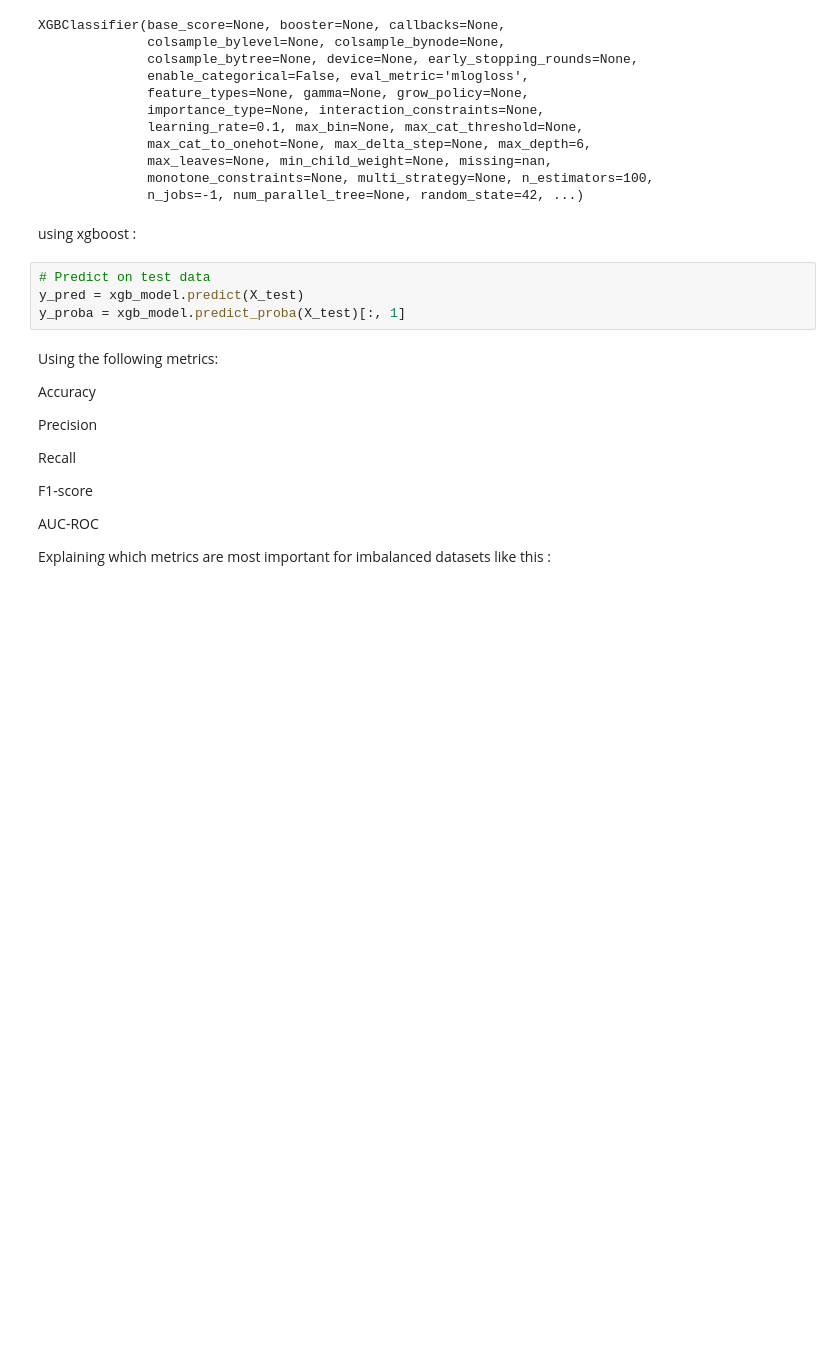
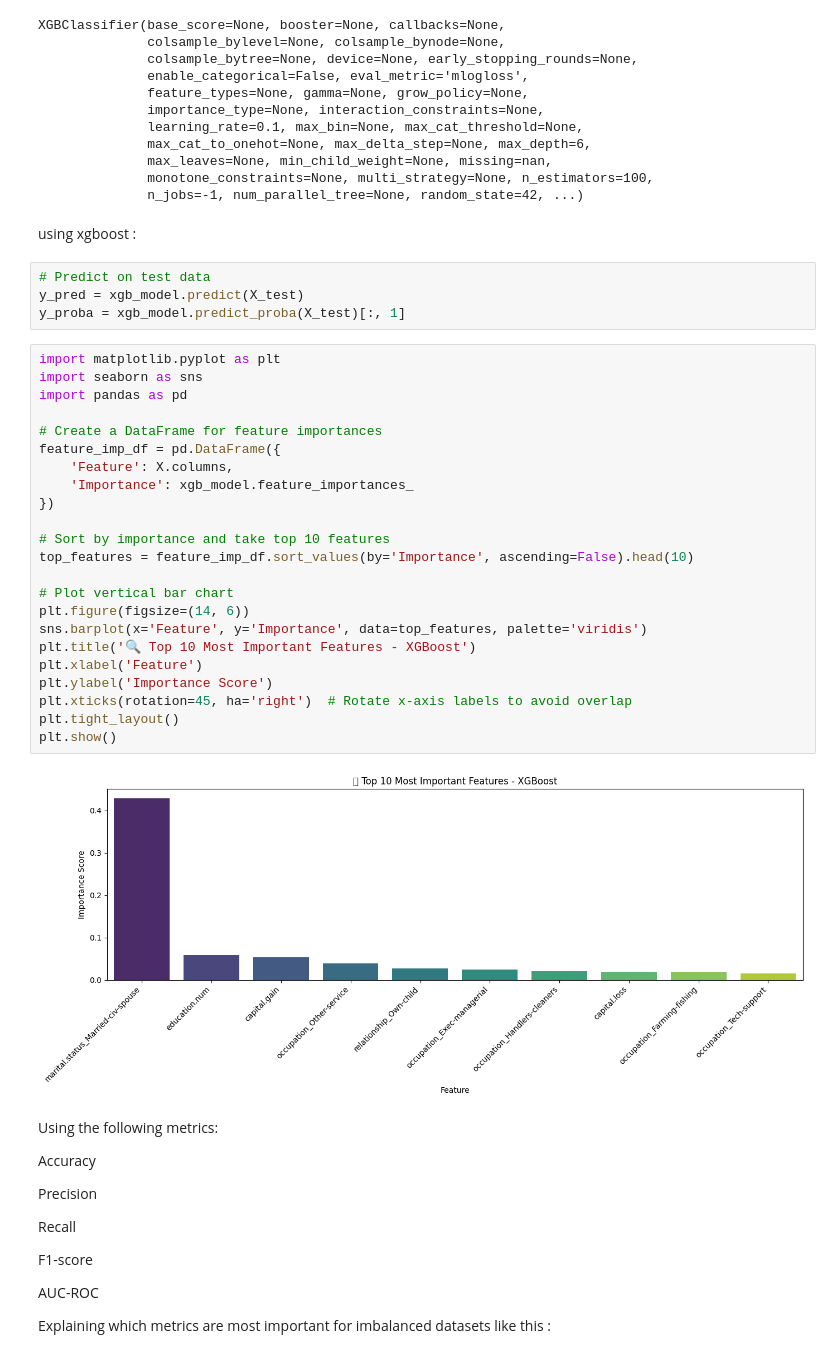
Before and after one commit to mennatulah176/Adult-income-Machine-Learning-model-, a Jupyter notebook: adult_income_ML_model.ipynb, the cells around one changed output. Saved outputs shown, nothing was run; the diff lists cells and outputs as text; blank space fills up the shorter version.

```diff
--- a/adult_income_ML_model.ipynb
+++ b/adult_income_ML_model.ipynb
@@ -148,6 +150,31 @@ using xgboost :
 # Predict on test data
 y_pred = xgb_model.predict(X_test)
 y_proba = xgb_model.predict_proba(X_test)[:, 1]
+# %%
+import matplotlib.pyplot as plt
+import seaborn as sns
+import pandas as pd
+
+# Create a DataFrame for feature importances
+feature_imp_df = pd.DataFrame({
+    'Feature': X.columns,
+    'Importance': xgb_model.feature_importances_
+})
+
+# Sort by importance and take top 10 features
+top_features = feature_imp_df.sort_values(by='Importance', ascending=False).head(10)
+
+# Plot vertical bar chart
+plt.figure(figsize=(14, 6))
+sns.barplot(x='Feature', y='Importance', data=top_features, palette='viridis')
+plt.title('🔍 Top 10 Most Important Features - XGBoost')
+plt.xlabel('Feature')
+plt.ylabel('Importance Score')
+plt.xticks(rotation=45, ha='right')  # Rotate x-axis labels to avoid overlap
+plt.tight_layout()
+plt.show()
+# %% [output]
+[figure, added]
 # %% [markdown]
 Using the following metrics:
 
```
Also changed, not shown: parts of 8 cells of this notebook.
